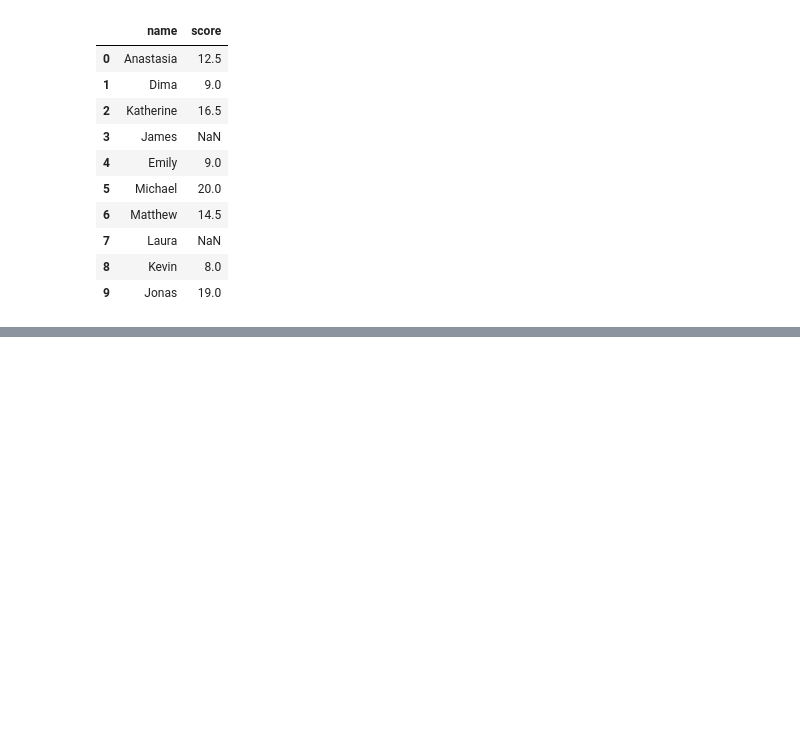
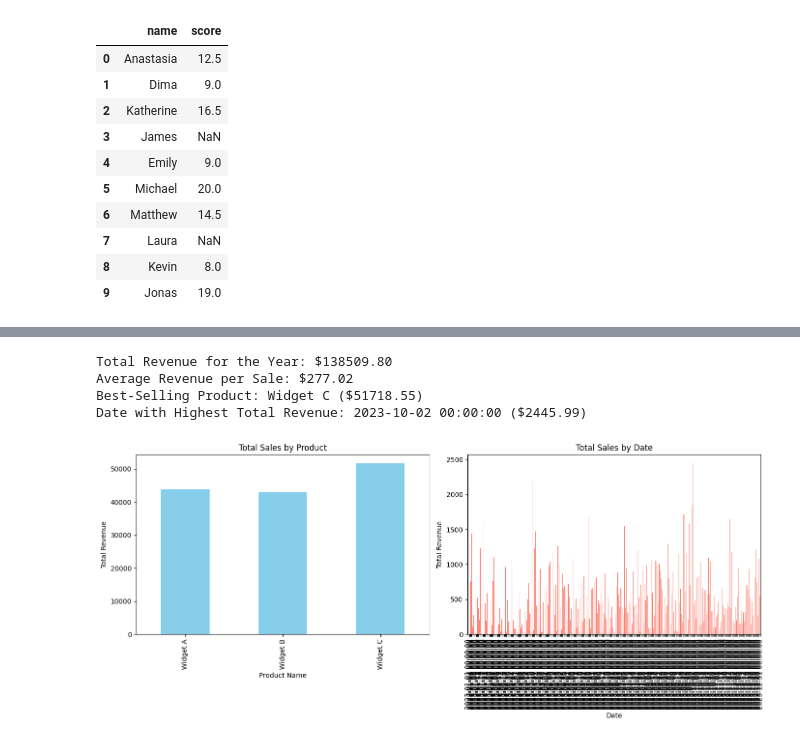
Before and after one commit to DivyaS18/Anudip-, a Jupyter notebook: Pandas/LAB WORK/Lab6.ipynb, the cells around one changed output, grey strips where cells are left out. Saved outputs shown, nothing was run; the diff lists cells and outputs as text; code cells hidden in the pictures; blank space fills up the shorter version.

```diff
--- a/Pandas/LAB WORK/Lab6.ipynb
+++ b/Pandas/LAB WORK/Lab6.ipynb
@@ -211,0 +289,74 @@ Select Specific Column:
+# %%
+#Scenario: Analyzing Sales Data
+#Suppose you work for a retail company, and you have a dummy dataset containing sales data for the past year.
+#The data includes information such as customer names, product names, sales quantities, prices, and dates. You want to perform various data
+#analysis tasks like Total revenue for the year,Average revenue per sale,Best-selling
+#product,Date with the highest total revenue also wants to generate product and total sales wise barchart using Pandas DataFrames.
+#Further, you need to get some inference out of the chart.
+#Create a ChatGPT prompt to generate the code for this scenario. Based on the code generated, ask ChatGPT to give the conclusion/inference.
+#Note. You can provide the data to ChatGPT in the form of a list or dictionary or ask it to use sample data.
+
+import pandas as pd
+import numpy as np
+import matplotlib.pyplot as plt
+
+# Sample data: Sales data for the past year
+np.random.seed(0)
+dates = pd.date_range(start='2023-01-01', end='2023-12-31', freq='D')
+products = ['Widget A', 'Widget B', 'Widget C']
+customers = [f'Customer {i}' for i in range(1, 101)]
+
+data = {
+    'Customer Name': np.random.choice(customers, size=500),
+    'Product Name': np.random.choice(products, size=500),
+    'Quantity': np.random.randint(1, 10, size=500),
+    'Price': np.random.uniform(10, 100, size=500),
+    'Date': np.random.choice(dates, size=500)
+}
+
+df = pd.DataFrame(data)
+
+df['Revenue'] = df['Quantity'] * df['Price']         # Calculating the total revenue for the year
+total_revenue = df['Revenue'].sum()
+
+average_revenue_per_sale = df['Revenue'].mean()        # Computing the average revenue per sale
+
+product_revenue = df.groupby('Product Name')['Revenue'].sum()      # Identifying the best-selling product
+best_selling_product = product_revenue.idxmax()
+best_selling_product_revenue = product_revenue.max()
+
+date_revenue = df.groupby('Date')['Revenue'].sum()        # Determining the date with the highest total revenue
+max_revenue_date = date_revenue.idxmax()
+max_revenue_value = date_revenue.max()
+
+print(f"Total Revenue for the Year: ${total_revenue:.2f}")
+print(f"Average Revenue per Sale: ${average_revenue_per_sale:.2f}")
+print(f"Best-Selling Product: {best_selling_product} (${best_selling_product_revenue:.2f})")
+print(f"Date with Highest Total Revenue: {max_revenue_date} (${max_revenue_value:.2f})")
+fig, axes = plt.subplots(1, 2, figsize=(14, 6))
+
+product_revenue.plot(kind='bar', ax=axes[0], color='skyblue')    # Total sales by product
+axes[0].set_title('Total Sales by Product')
+axes[0].set_xlabel('Product Name')
+axes[0].set_ylabel('Total Revenue')
+
+date_revenue.plot(kind='bar', ax=axes[1], color='salmon')        # Total sales by date
+axes[1].set_title('Total Sales by Date')
+axes[1].set_xlabel('Date')
+axes[1].set_ylabel('Total Revenue')
+plt.tight_layout()
+plt.show()
+
+print('''The conclusion is: \n1)Total Revenue for the Year: This value shows the total amount of revenue generated from sales over the entire year. It helps assess the overall financial performance.
+2)Average Revenue per Sale: This figure indicates the average amount of revenue generated per sale. It provides insights into the typical sale value.
+3)Best-Selling Product: The product with the highest total revenue can be identified from the output. This information helps in understanding which product is the most profitable.
+4)Date with the Highest Total Revenue: Knowing the date with the highest total revenue can help identify peak sales periods or specific events that led to higher sales.
+5)Bar Charts:
+a)Total Sales by Product: The bar chart visualizes revenue distribution among different products, highlighting which products contribute most to the total sales.
+b)Total Sales by Date: The bar chart displays sales performance across different dates, showing trends and peak sales periods throughout the year.''')
+# %% [output]
+Total Revenue for the Year: $138509.80
+Average Revenue per Sale: $277.02
+Best-Selling Product: Widget C ($51718.55)
+Date with Highest Total Revenue: 2023-10-02 00:00:00 ($2445.99)
+[figure, added]
```
Also changed, not shown: parts of 3 cells of this notebook.
